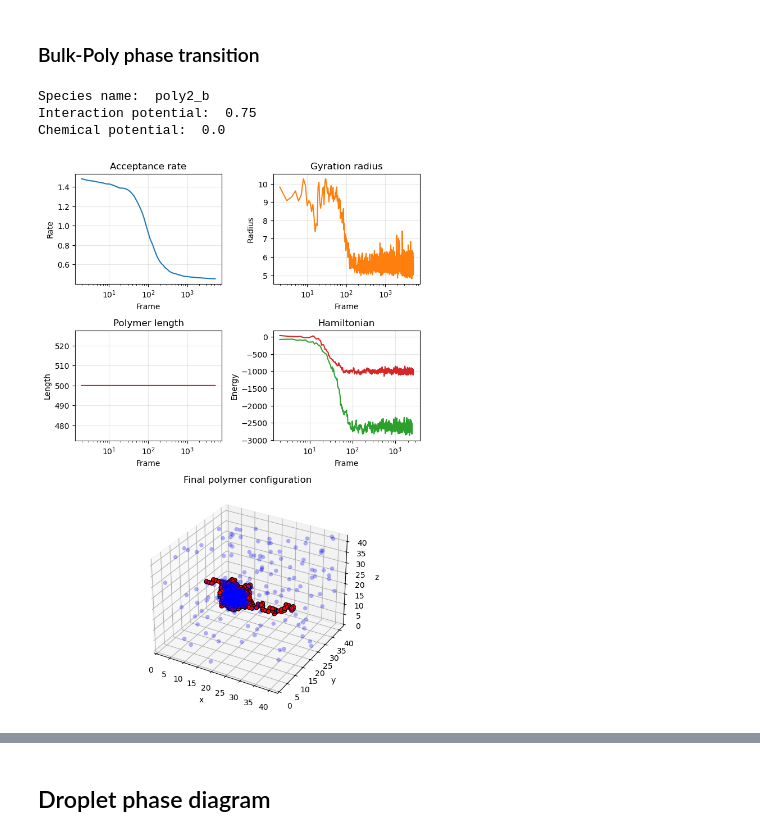
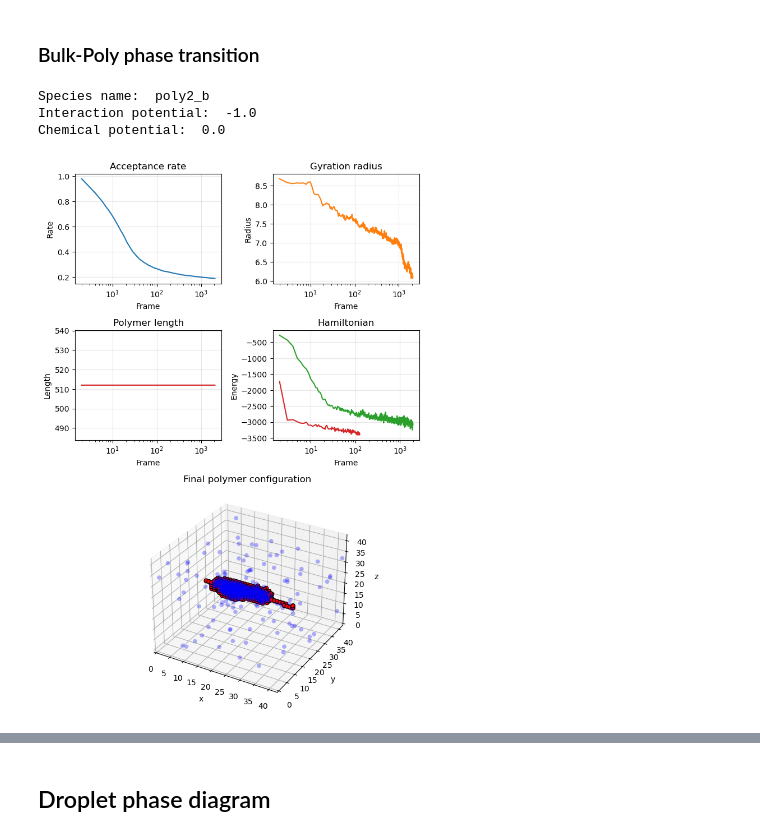
Before and after one commit to ta-rekt/Droplet, a Jupyter notebook: viz.ipynb, the cells around one changed output, grey strips where cells are left out. Cells and saved outputs as stored; diff of their text form; code cells hidden in the pictures.

```diff
--- a/viz.ipynb
+++ b/viz.ipynb
@@ -1354,12 +1354,12 @@ def plot_simulation_dashboard(res_or_path, keya, keyb, show=True, psize=30):
     return fig
 # %%
 # Example usage:
-alpha_index = 53
+alpha_index = 1
 beta_index = 1
 fig = plot_simulation_dashboard('data/20260126/poly_bulk_phases_42_512/output_cpu{}.json'.format(alpha_index),
                                 alpha_index, beta_index)
 # %% [output]
 Species name:  poly2_b
-Interaction potential:  0.75
+Interaction potential:  -1.0
 Chemical potential:  0.0
-[figure, old version]
+[figure, new version]
```
Also changed, not shown: parts of 4 cells of this notebook, 1 other file.
